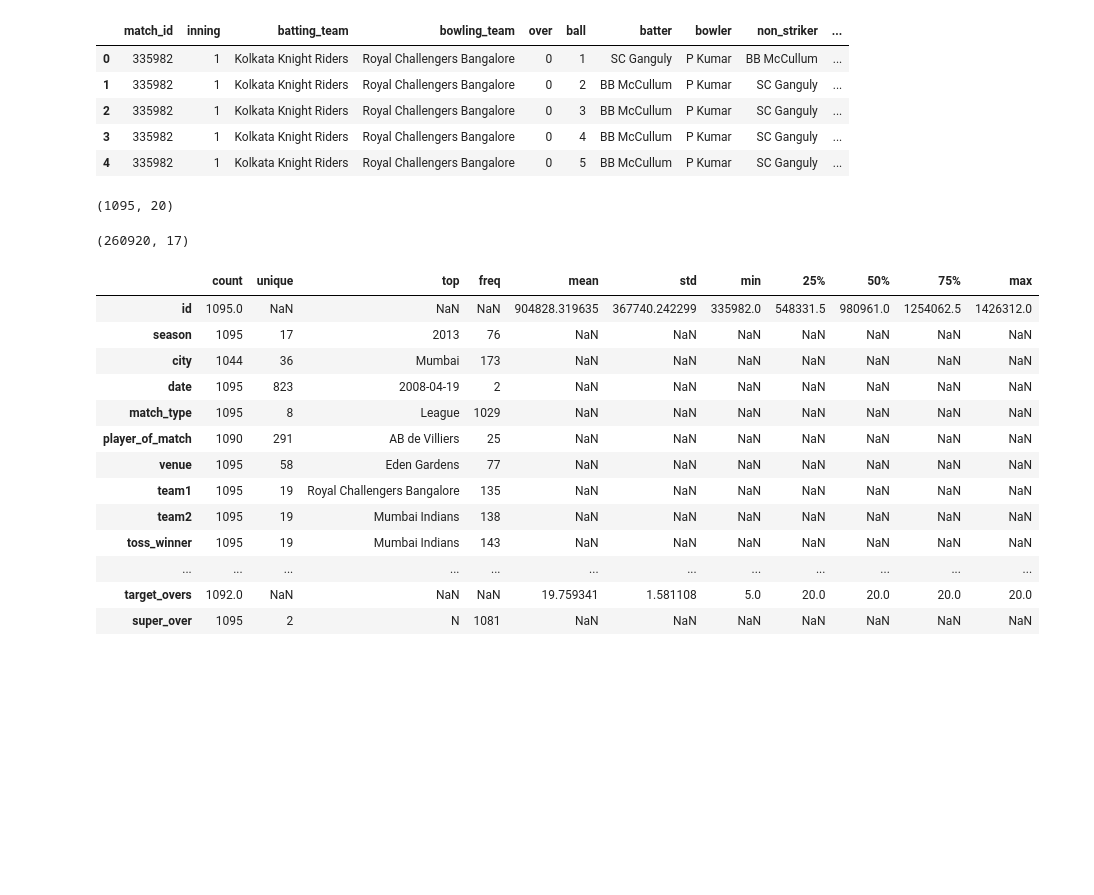
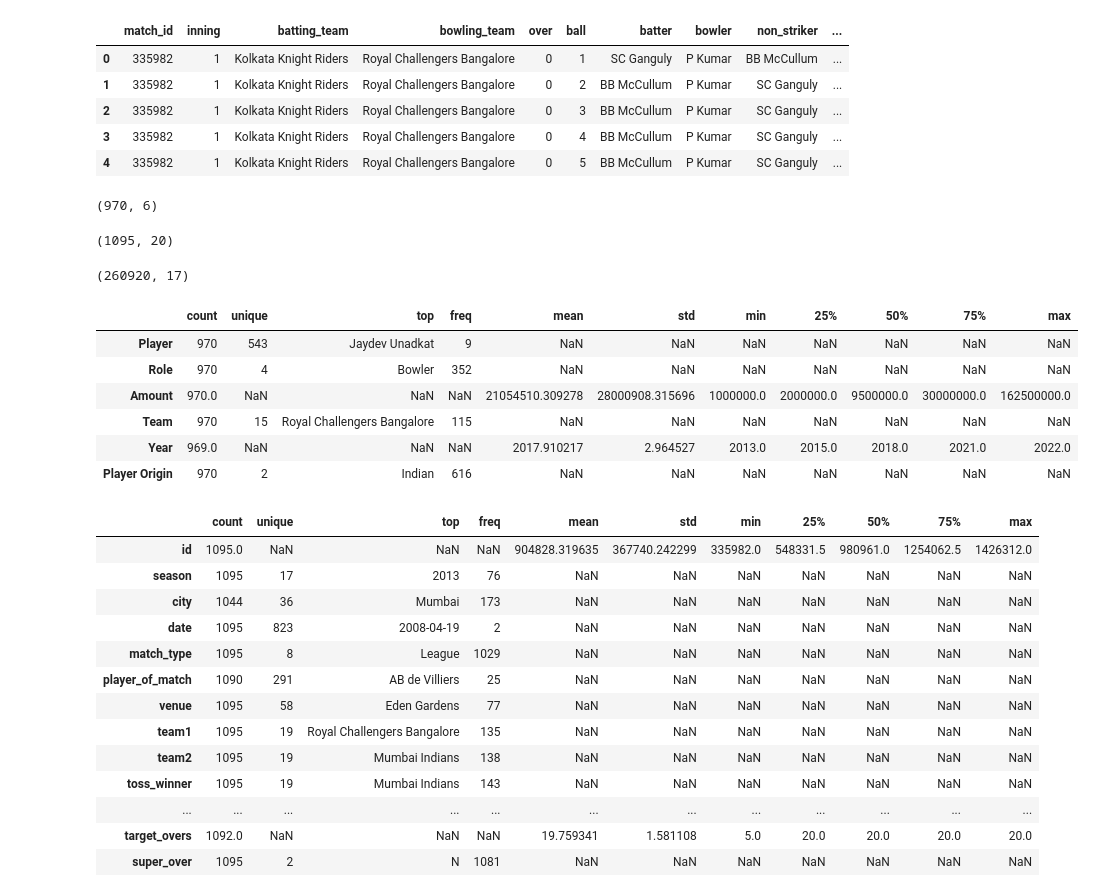
Before and after one commit to riddhikale/CricIQ, a Jupyter notebook: ipl.ipynb, the cells around one changed output. Cells and saved outputs as stored; diff of their text form; code cells hidden in the pictures; blank space fills up the shorter version.

Commit message:
clean auction data and standardize columns

```diff
--- a/ipl.ipynb
+++ b/ipl.ipynb
@@ -6,3 +6,6 @@ import matplotlib.pyplot as plt
 
 import warnings
 warnings.filterwarnings('ignore')
+# %%
+auction = pd.read_csv('data/player_auction.csv')
+auction.head(10)
@@ -27,13 +42,27 @@ deliveries.head()
 | 3 | 335982 | 1 | Kolkata Knight Riders | Royal Challengers Bangalore | 0 | 4 | BB McCullum | P Kumar | SC Ganguly | ... |
 | 4 | 335982 | 1 | Kolkata Knight Riders | Royal Challengers Bangalore | 0 | 5 | BB McCullum | P Kumar | SC Ganguly | ... |
 # %%
-matches.shape
+auction.shape
 # %% [output]
-(1095, 20)
+(970, 6)
+# %%
+matches.shape
+# %% [output]
+(1095, 20)
 # %%
 deliveries.shape
 # %% [output]
 (260920, 17)
+# %%
+auction.describe(include='all').T
+# %% [output]
+|  | count | unique | top | freq | mean | std | min | 25% | 50% | 75% | max |
+| Player | 970 | 543 | Jaydev Unadkat | 9 | NaN | NaN | NaN | NaN | NaN | NaN | NaN |
+| Role | 970 | 4 | Bowler | 352 | NaN | NaN | NaN | NaN | NaN | NaN | NaN |
+| Amount | 970.0 | NaN | NaN | NaN | 21054510.309278 | 28000908.315696 | 1000000.0 | 2000000.0 | 9500000.0 | 30000000.0 | 162500000.0 |
+| Team | 970 | 15 | Royal Challengers Bangalore | 115 | NaN | NaN | NaN | NaN | NaN | NaN | NaN |
+| Year | 969.0 | NaN | NaN | NaN | 2017.910217 | 2.964527 | 2013.0 | 2015.0 | 2018.0 | 2021.0 | 2022.0 |
+| Player Origin | 970 | 2 | Indian | 616 | NaN | NaN | NaN | NaN | NaN | NaN | NaN |
 # %%
 matches.describe(include='all').T
 # %% [output]
```
Also changed, not shown: parts of 9 cells of this notebook.
